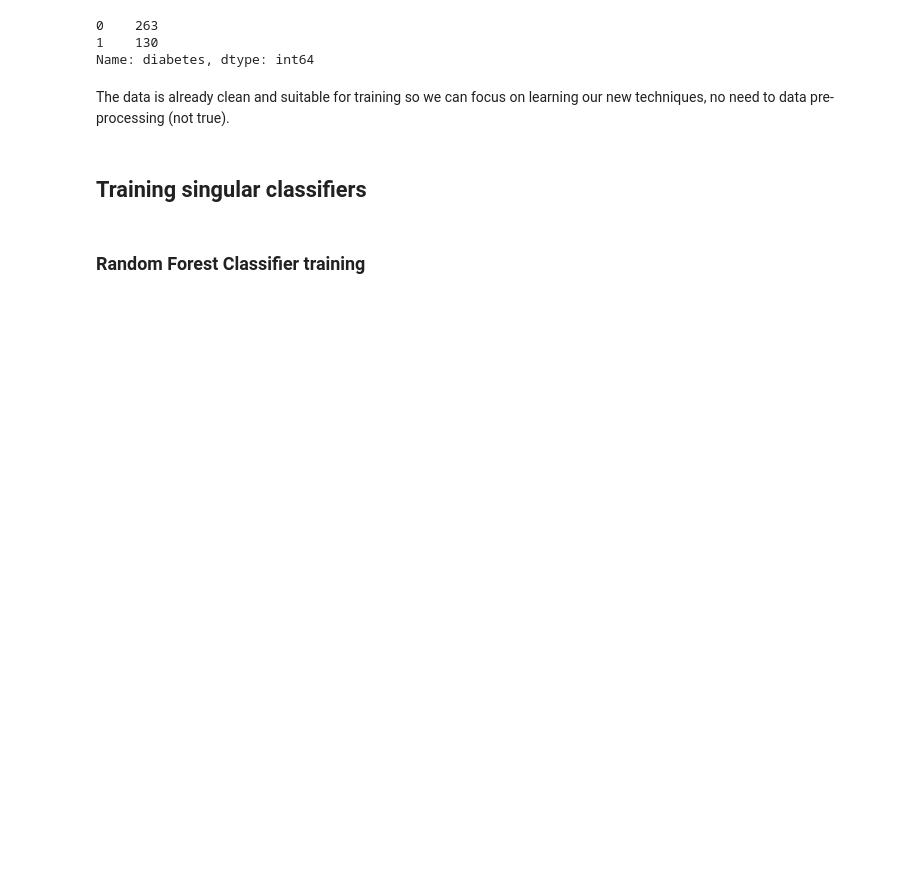
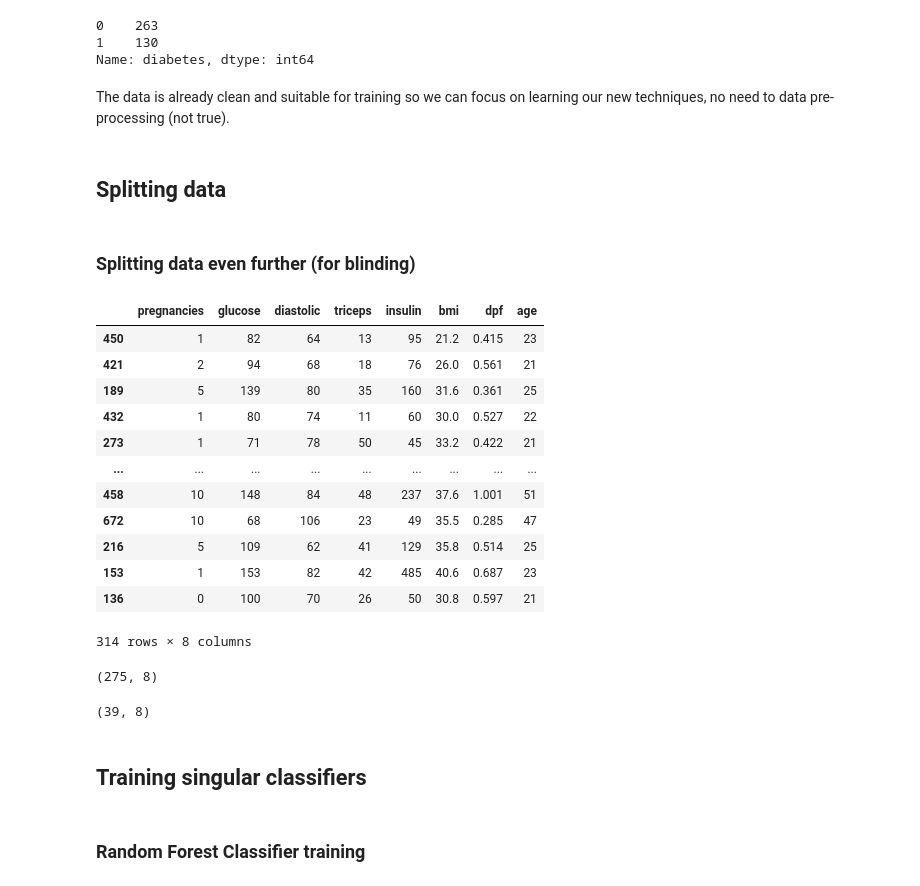
Before and after one commit to aminbenmansour/model-stacking-blending, a Jupyter notebook: blending/model_blending.ipynb, the cells around one changed output. Saved outputs shown, nothing was run; the diff lists cells and outputs as text; code cells hidden in the pictures; blank space fills up the shorter version.

Commit message:
splitting data for blending

```diff
--- a/blending/model_blending.ipynb
+++ b/blending/model_blending.ipynb
@@ -93,9 +95,29 @@ dataset.diabetes.value_counts()
 Name: diabetes, dtype: int64
 # %% [markdown]
 The data is already clean and suitable for training so we can focus on learning our new techniques, no need to data pre-processing (not true).
+# %% [markdown]
+## Splitting data
 # %%
 X, y = dataset.drop("diabetes", axis=1), dataset["diabetes"]
 # %%
 from sklearn.model_selection import train_test_split
 
-X_train, X_test, y_train , y_test = train_test_split(X, y, stratify=y, train_size=0.2)
+X_train, X_test, y_train , y_test = train_test_split(X, y, stratify=y, test_size=0.2)
+# %% [markdown]
+### Splitting data even further (for blinding)
+# %%
+X_train
+# %% [output]
+|  | pregnancies | glucose | diastolic | triceps | insulin | bmi | dpf | age |
+| 450 | 1 | 82 | 64 | 13 | 95 | 21.2 | 0.415 | 23 |
+| 421 | 2 | 94 | 68 | 18 | 76 | 26.0 | 0.561 | 21 |
+| 189 | 5 | 139 | 80 | 35 | 160 | 31.6 | 0.361 | 25 |
+| 432 | 1 | 80 | 74 | 11 | 60 | 30.0 | 0.527 | 22 |
+| 273 | 1 | 71 | 78 | 50 | 45 | 33.2 | 0.422 | 21 |
+| ... | ... | ... | ... | ... | ... | ... | ... | ... |
+| 458 | 10 | 148 | 84 | 48 | 237 | 37.6 | 1.001 | 51 |
+| 672 | 10 | 68 | 106 | 23 | 49 | 35.5 | 0.285 | 47 |
+| 216 | 5 | 109 | 62 | 41 | 129 | 35.8 | 0.514 | 25 |
+| 153 | 1 | 153 | 82 | 42 | 485 | 40.6 | 0.687 | 23 |
+| 136 | 0 | 100 | 70 | 26 | 50 | 30.8 | 0.597 | 21 |
+314 rows × 8 columns
@@ -102,3 +128,11 @@ X_train, X_test, y_train , y_test = train_test_split(X, y, stratify=y, train_siz
+# %%
+X_train_base_data.shape
+# %% [output]
+(275, 8)
+# %%
+X_train_holdout.shape
+# %% [output]
+(39, 8)
 # %% [markdown]
 ## Training singular classifiers
 # %% [markdown]
```
Also changed, not shown: parts of 13 cells of this notebook.
